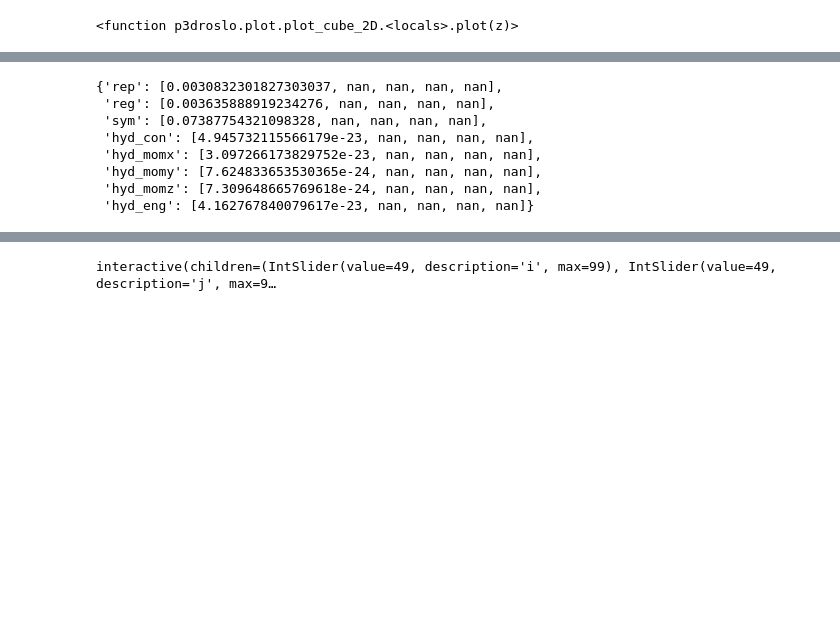
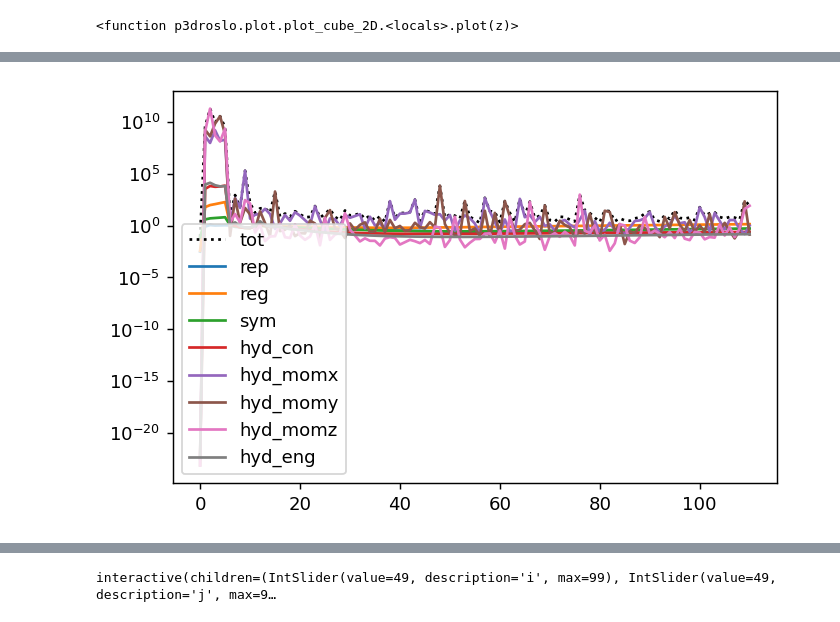
Before and after one commit to Magritte-code/pomme, a Jupyter notebook: docs/src/examples/R_Aquilae.ipynb, the cells around one changed output, grey strips where cells are left out. Saved outputs shown, nothing was run; the diff lists cells and outputs as text; code cells hidden in the pictures; blank space fills up the shorter version.

```diff
--- a/docs/src/examples/R_Aquilae.ipynb
+++ b/docs/src/examples/R_Aquilae.ipynb
@@ -713,14 +437,10 @@ loss.plot()
 # %%
-loss.losses
+loss.renormalise_all()
-# %% [output]
-{'rep': [0.0030832301827303037, nan, nan, nan, nan],
- 'reg': [0.003635888919234276, nan, nan, nan, nan],
- 'sym': [0.07387754321098328, nan, nan, nan, nan],
- 'hyd_con': [4.945732115566179e-23, nan, nan, nan, nan],
- 'hyd_momx': [3.097266173829752e-23, nan, nan, nan, nan],
- 'hyd_momy': [7.624833653530365e-24, nan, nan, nan, nan],
- 'hyd_momz': [7.309648665769618e-24, nan, nan, nan, nan],
- 'hyd_eng': [4.162767840079617e-23, nan, nan, nan, nan]}
+# %%
+fit(loss, model, obs, N_epochs=100, lr=1.0e-1)
+loss.plot()
+# %% [output]
+[figure, added]
 # %%
 w_rep = 1.0 /  loss['rep'     ].item()
 w_reg = 1.0 /  loss['reg'     ].item()
```
Also changed, not shown: parts of 56 cells of this notebook, 17 other files.
